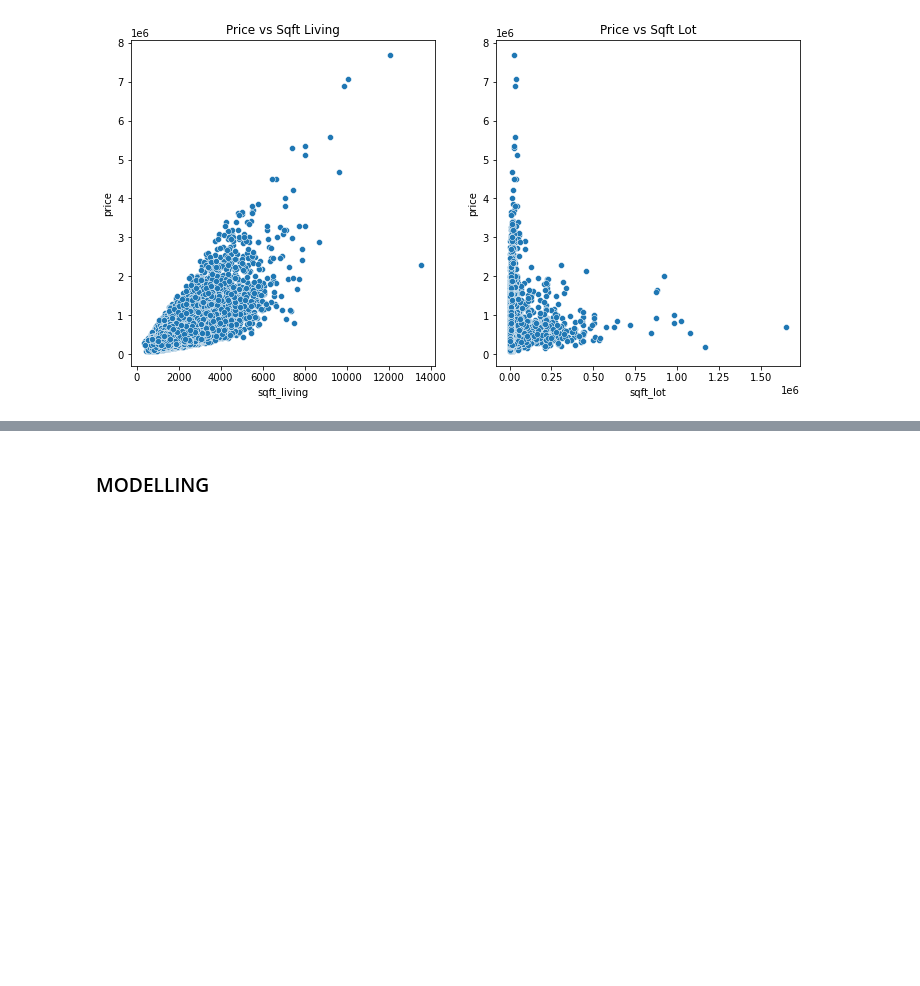
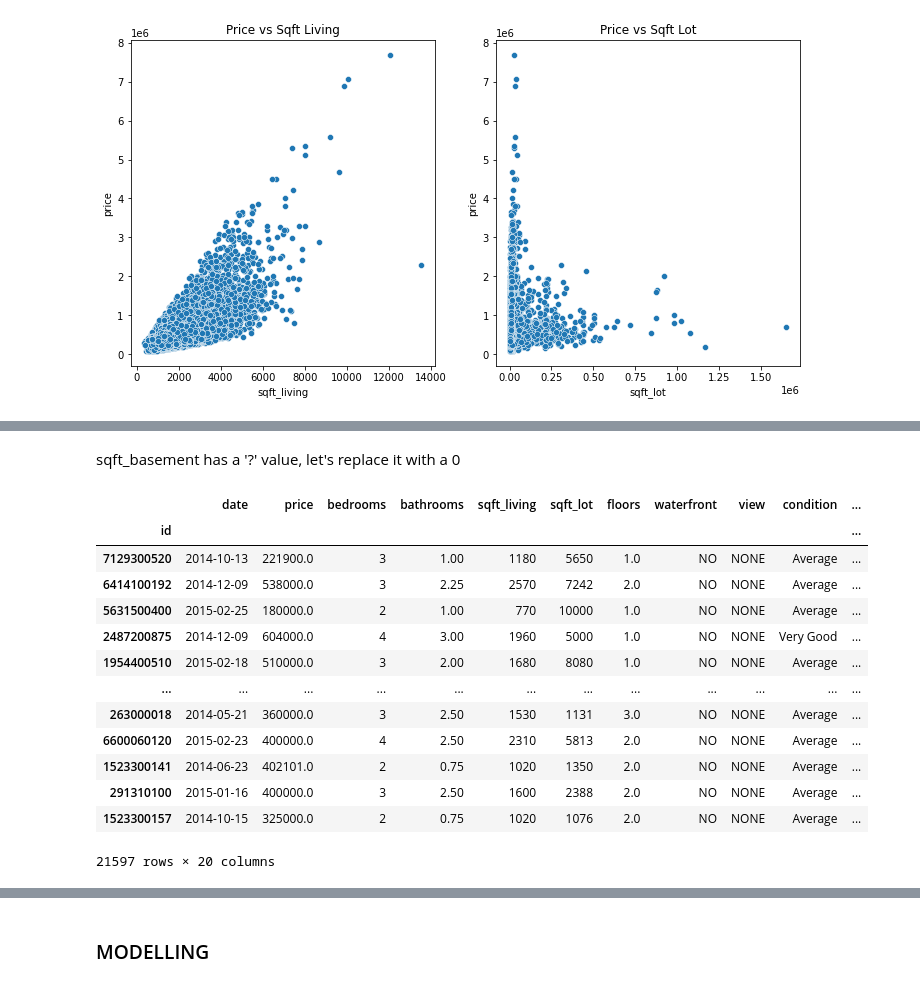
Before and after one commit to JEr1yAnalst/dsc-phase-2project_group7, a Jupyter notebook: student.ipynb, the cells around one changed output, grey strips where cells are left out. Drawn from its saved outputs; the diff is of its cells as text; code cells hidden in the pictures; blank space fills up the shorter version.

```diff
--- a/student.ipynb
+++ b/student.ipynb
@@ -272,0 +373,21 @@ plt.show()
+# %% [markdown]
+sqft_basement has a '?' value, let's replace it with a 0
+# %%
+# Convert sqft_basement to int and replace ? with 0
+df['sqft_basement'] = df['sqft_basement'].replace({'?':np.nan}).astype(float)
+df
+# %% [output]
+|  | date | price | bedrooms | bathrooms | sqft_living | sqft_lot | floors | waterfront | view | condition | ... |
+| id |  |  |  |  |  |  |  |  |  |  | ... |
+| 7129300520 | 2014-10-13 | 221900.0 | 3 | 1.00 | 1180 | 5650 | 1.0 | NO | NONE | Average | ... |
+| 6414100192 | 2014-12-09 | 538000.0 | 3 | 2.25 | 2570 | 7242 | 2.0 | NO | NONE | Average | ... |
+| 5631500400 | 2015-02-25 | 180000.0 | 2 | 1.00 | 770 | 10000 | 1.0 | NO | NONE | Average | ... |
+| 2487200875 | 2014-12-09 | 604000.0 | 4 | 3.00 | 1960 | 5000 | 1.0 | NO | NONE | Very Good | ... |
+| 1954400510 | 2015-02-18 | 510000.0 | 3 | 2.00 | 1680 | 8080 | 1.0 | NO | NONE | Average | ... |
+| ... | ... | ... | ... | ... | ... | ... | ... | ... | ... | ... | ... |
+| 263000018 | 2014-05-21 | 360000.0 | 3 | 2.50 | 1530 | 1131 | 3.0 | NO | NONE | Average | ... |
+| 6600060120 | 2015-02-23 | 400000.0 | 4 | 2.50 | 2310 | 5813 | 2.0 | NO | NONE | Average | ... |
+| 1523300141 | 2014-06-23 | 402101.0 | 2 | 0.75 | 1020 | 1350 | 2.0 | NO | NONE | Average | ... |
+| 291310100 | 2015-01-16 | 400000.0 | 3 | 2.50 | 1600 | 2388 | 2.0 | NO | NONE | Average | ... |
+| 1523300157 | 2014-10-15 | 325000.0 | 2 | 0.75 | 1020 | 1076 | 2.0 | NO | NONE | Average | ... |
+21597 rows × 20 columns
```
Also changed, not shown: parts of 24 cells of this notebook.
